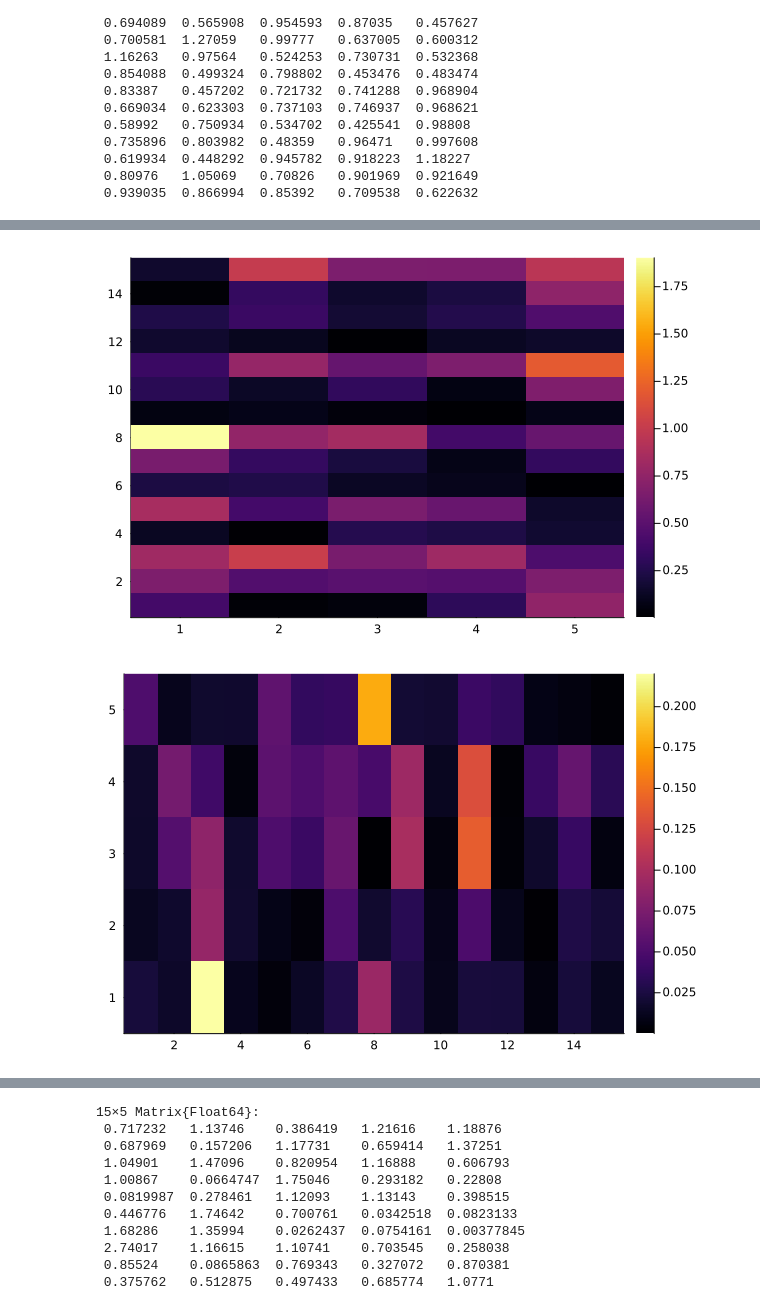
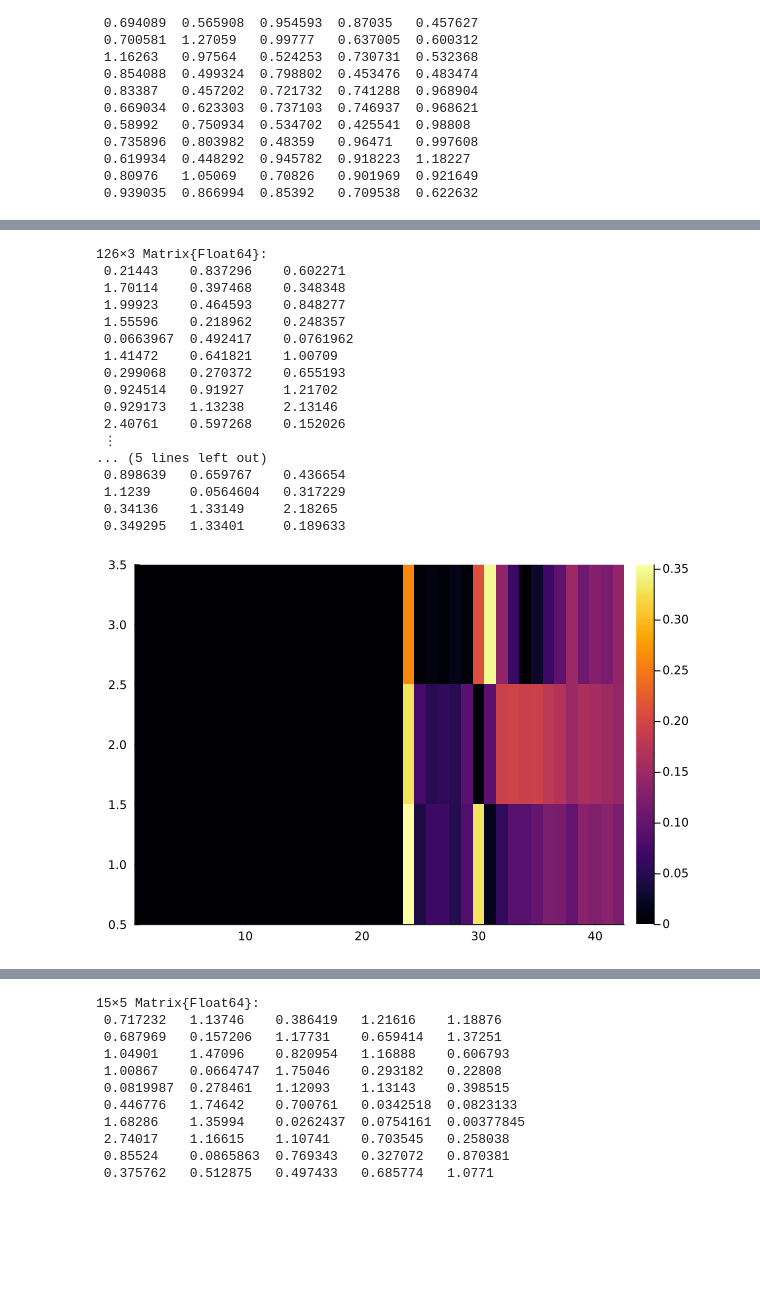
Before and after one commit to njericha/Deep-Unrolling-NTF, a Jupyter notebook: playground music.ipynb, the cells around one changed output, grey strips where cells are left out. Drawn from its saved outputs; the diff is of its cells as text; code cells hidden in the pictures; blank space fills up the shorter version.

Commit message:
unrolling test with synthesized music

```diff
--- a/playground music.ipynb
+++ b/playground music.ipynb
@@ -80,0 +162,6 @@ wavplay(y1, sample_rate)
+# %%
+r = 3
+factorization = nnmf(abs.(Y), r; alg=:cd, maxiter=200, tol=1.0e-4)
+W = factorization.W
+H = factorization.H
+@show factorization.converged, factorization.niters
@@ -84,17 +197,38 @@ wavplay(y1, sample_rate)
 Random.seed!(314)
 
 # V ∈ R^(m × n), and r is the (low) rank of V
-m, n = 15, 15
-r = 5
-true_W = abs.(randn((m, r)))
+m, n = size(Y)
+r = 3
+#true_W = abs.(randn((m, r)))
 
 train_set_size = 20
 test_set_size  = 5
 
-train_H = [abs.(randn((r, n))) for _ ∈ 1:train_set_size]
-test_H  = [abs.(randn((r, n))) for _ ∈ 1:test_set_size ]
-train_V = [true_W*train_H[i]   for i ∈ 1:train_set_size]
-test_V  = [true_W*test_H[i]    for i ∈ 1:test_set_size ]
+notes = 100*[2,3,5]/2
+
+function envelope(t, delay)
+    ϵ = 0#1e-4 #prevent divide by zero errors
+    a = @. exp(-(t - delay)) * (t .>= delay)
+    return @. a + (ϵ * (t < delay))
+end
+
+function make_VH()
+    delays = [rand()*(T-0.5) for _ ∈ notes] #avoid having a note start right at the end of the recording
+    y = arp_chord(t,notes,delays)
+    V = abs.(stft(y, window, hop))
+    H = vcat([envelope(times, delay)' for delay ∈ delays]...)
+    return (V,H)
+end
+
+train = [make_VH() for _ ∈ 1:train_set_size] #TODO turn this into generators
+test  = [make_VH() for _ ∈ 1:test_set_size]
+train_H = [H for (_, H) ∈ train]
+train_V = [V for (V, _) ∈ train]
+test_H = [H for (_, H) ∈ test]
+test_V = [V for (V, _) ∈ test]
+#test_H  = [abs.(randn((r, n))) for _ ∈ 1:test_set_size ]
+#train_V = [true_W*train_H[i]   for i ∈ 1:train_set_size]
+#test_V  = [true_W*test_H[i]    for i ∈ 1:test_set_size ]
 
 # LATER can add small noise
 # %% [output]
@@ -301,12 +490,29 @@ plot_compare (generic function with 1 method)
 # %%
 # Observe how close the learned weights ̂W and the true W are
 learned_W = abs.(Flux.params(model)[1]) #ensure W is postive, since the positive version is used in the model
-plot_compare(learned_W, true_W)
+#plot_compare(learned_W, true_W)
 # %% [output]
-[figure, removed]
+126×3 Matrix{Float64}:
+ 0.21443    0.837296    0.602271
+ 1.70114    0.397468    0.348348
+ 1.99923    0.464593    0.848277
+ 1.55596    0.218962    0.248357
+ 0.0663967  0.492417    0.0761962
+ 1.41472    0.641821    1.00709
+ 0.299068   0.270372    0.655193
+ 0.924514   0.91927     1.21702
+ 0.929173   1.13238     2.13146
+ 2.40761    0.597268    0.152026
+ ⋮
+... (5 lines left out)
+ 0.898639   0.659767    0.436654
+ 1.1239     0.0564604   0.317229
+ 0.34136    1.33149     2.18265
+ 0.349295   1.33401     0.189633
 # %%
-plot_compare(model(train_V[1]), train_H[1]) # compare the model's prediction of H given V to the true H
+i = 4
+plot_compare(model(train_V[i]), train_H[i]) # compare the model's prediction of H given V to the true H
 # %% [output]
-[figure, old version]
+[figure, new version]
 # %%
 reconstructed_V = learned_W * model(train_V[1])
```
Also changed, not shown: parts of 33 cells of this notebook, 2 other files.
